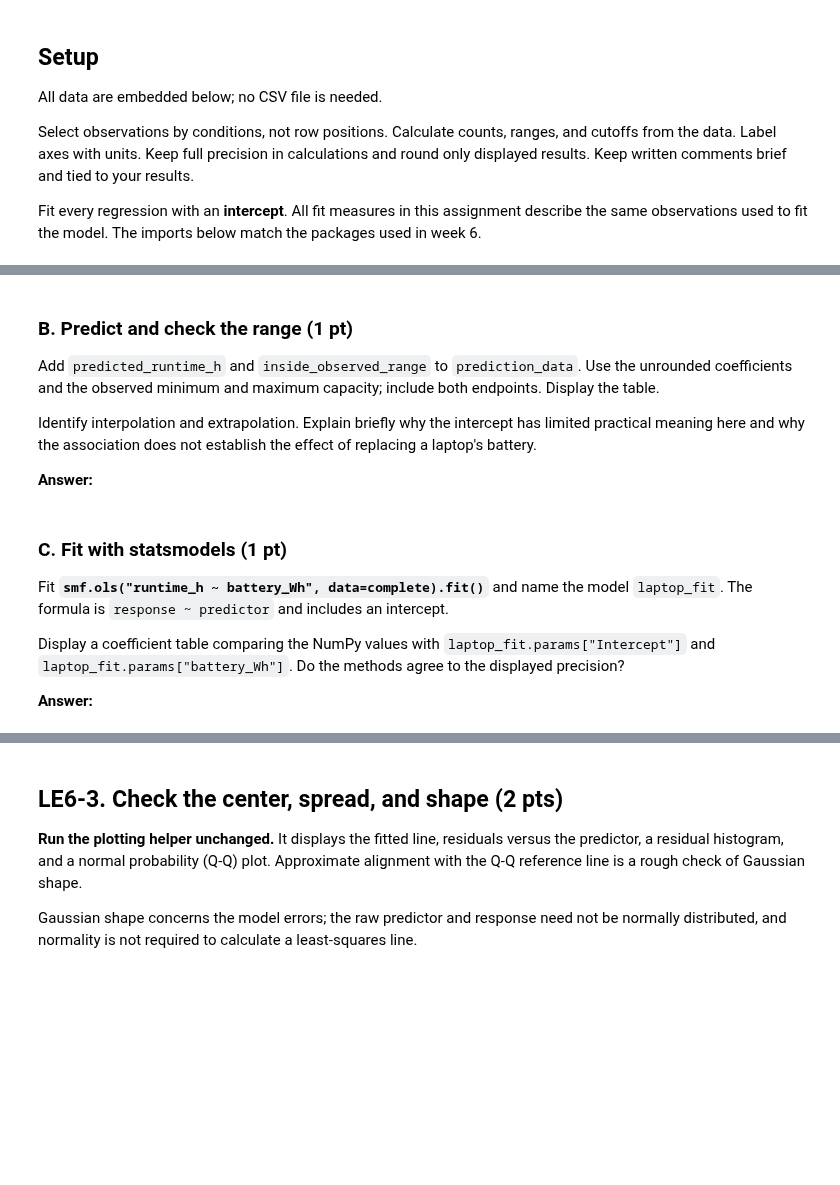
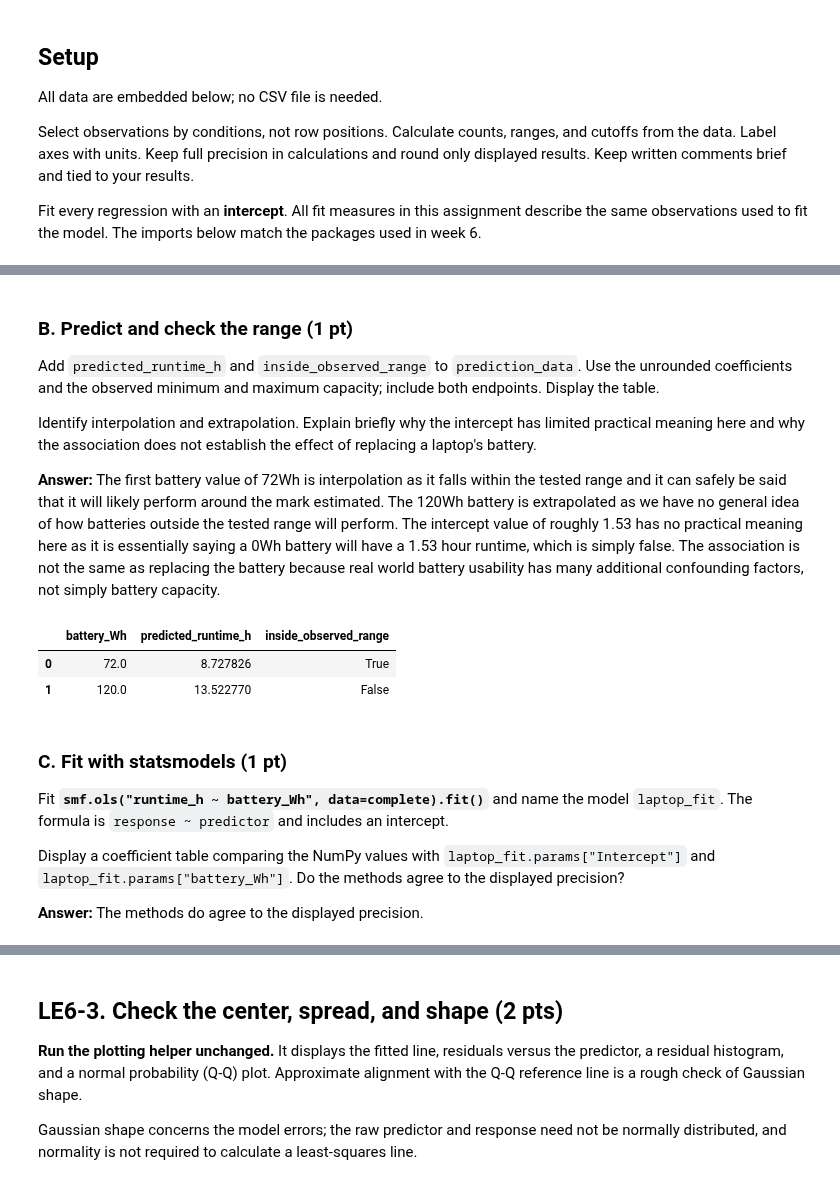
Before and after one commit to DanElkoni/26f-engr1451-2451, a Jupyter notebook: 1-assignments/LE06/LE06.ipynb, the cells around one changed output, grey strips where cells are left out. Cells and saved outputs as stored; diff of their text form; code cells hidden in the pictures; blank space fills up the shorter version.

```diff
--- a/1-assignments/LE06/LE06.ipynb
+++ b/1-assignments/LE06/LE06.ipynb
@@ -74,12 +94,19 @@ Add `predicted_runtime_h` and `inside_observed_range` to `prediction_data`. Use
 
 Identify interpolation and extrapolation. Explain briefly why the intercept has limited practical meaning here and why the association does not establish the effect of replacing a laptop's battery.
 
-**Answer:**
+**Answer:** The first battery value of 72Wh is interpolation as it falls within the tested range and it can safely be said that it will likely perform around the mark estimated. The 120Wh battery is extrapolated as we have no general idea of how batteries outside the tested range will perform. The intercept value of roughly 1.53 has no practical meaning here as it is essentially saying a 0Wh battery will have a 1.53 hour runtime, which is simply false. The association is not the same as replacing the battery because real world battery usability has many additional confounding factors, not simply battery capacity.
 # %%
 prediction_data = pd.DataFrame({"battery_Wh": [72.0, 120.0]})
 
 # Your predicted_runtime_h and inside_observed_range columns here.
+prediction_data["predicted_runtime_h"] = prediction_data["battery_Wh"]*slope + intercept
+prediction_data["inside_observed_range"] = (prediction_data["battery_Wh"] >= complete["battery_Wh"].min()) & (prediction_data["battery_Wh"] <= complete["battery_Wh"].max())
 # Display the prediction table.
+prediction_data.head()
+# %% [output]
+|  | battery_Wh | predicted_runtime_h | inside_observed_range |
+| 0 | 72.0 | 8.727826 | True |
+| 1 | 120.0 | 13.522770 | False |
 # %% [markdown]
 ### C. Fit with statsmodels (1 pt)
 
@@ -87,6 +114,6 @@ Fit **`smf.ols("runtime_h ~ battery_Wh", data=complete).fit()`** and name the mo
 
 Display a coefficient table comparing the NumPy values with `laptop_fit.params["Intercept"]` and `laptop_fit.params["battery_Wh"]`. Do the methods agree to the displayed precision?
 
-**Answer:**
+**Answer:** The methods do agree to the displayed precision.
 # %%
 # Fit laptop_fit with statsmodels.
```
Also changed, not shown: parts of 17 cells of this notebook, 1 other file.
